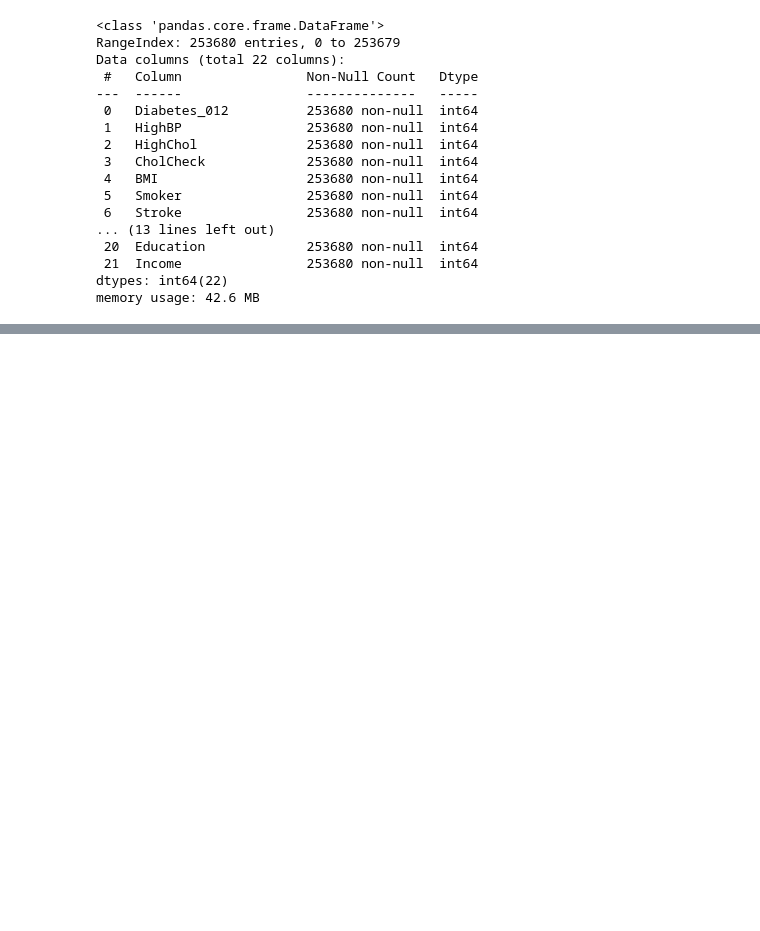
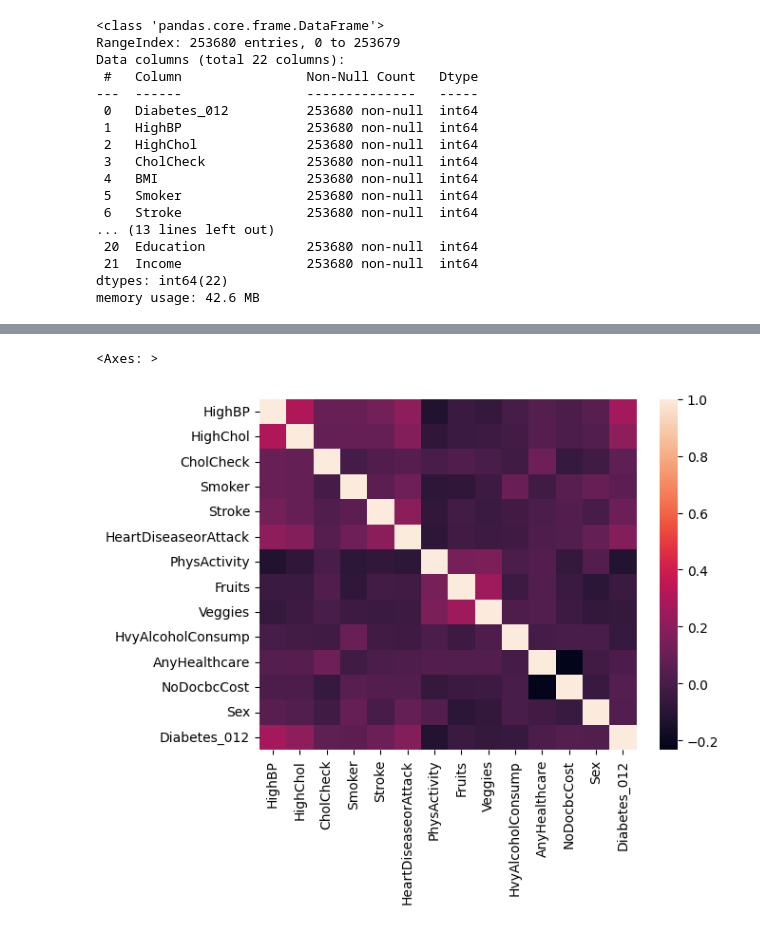
Before and after one commit to KarthikPreVin/MACHINE-LEARNING-LAB, a Jupyter notebook: ASSIGNMENT 1.ipynb, the cells around one changed output, grey strips where cells are left out. Saved outputs shown, nothing was run; the diff lists cells and outputs as text; code cells hidden in the pictures; blank space fills up the shorter version.

```diff
--- a/ASSIGNMENT 1.ipynb
+++ b/ASSIGNMENT 1.ipynb
@@ -397,0 +422,5 @@ Name: count, Length: 229781, dtype: int64
+# %%
+sns.heatmap(diabetes[[*categorical,"Diabetes_012"]].corr())
+# %% [output]
+<Axes: >
+[figure, added]
```
Also changed, not shown: parts of 11 cells of this notebook, 1 other file.
